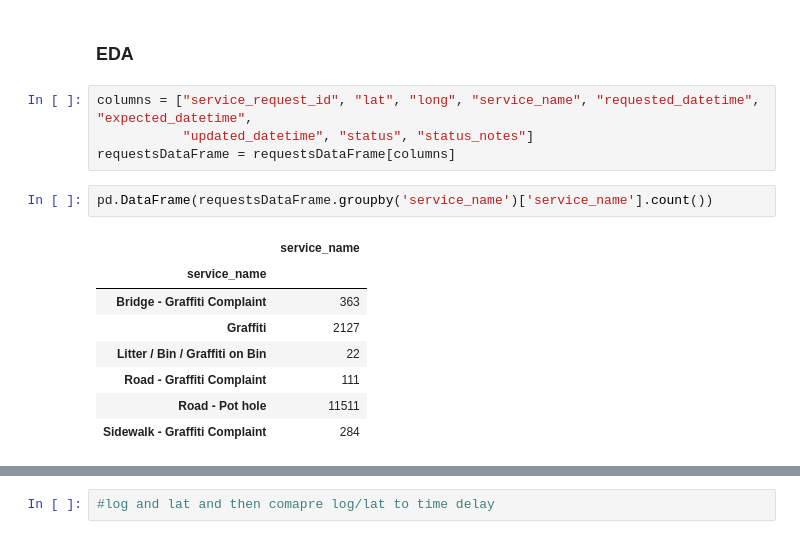
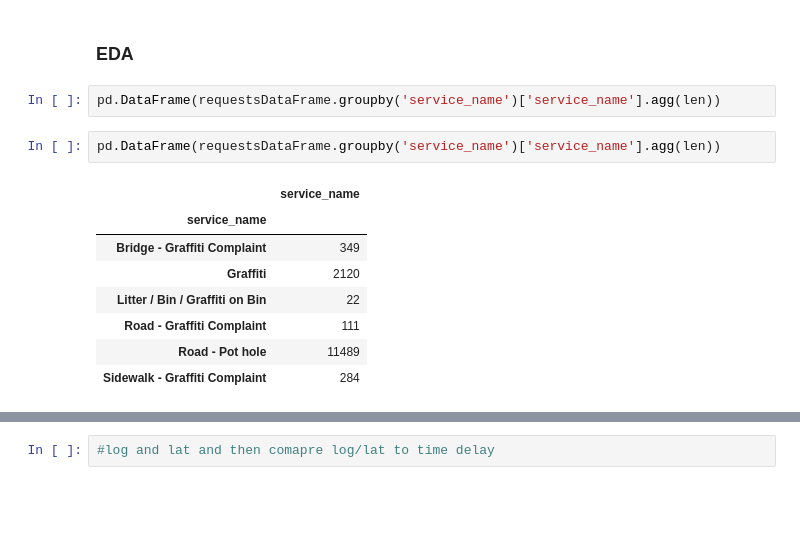
Before and after one commit to zoubinirani/311-service-request, a Jupyter notebook: draftNotebook.ipynb, the cells around one changed output, grey strips where cells are left out. Drawn from its saved outputs; the diff is of its cells as text; blank space fills up the shorter version.

```diff
--- a/draftNotebook.ipynb
+++ b/draftNotebook.ipynb
@@ -60,19 +64,17 @@ assert requestsDataFrame.shape[0] == len(requestsDataFrame['service_request_id']
 assert len(pd.to_datetime(requestsDataFrame.requested_datetime).dt.date.unique()) == 365
 # %% [markdown]
 ### EDA
-# %%
-columns = ["service_request_id", "lat", "long", "service_name", "requested_datetime", "expected_datetime",
-           "updated_datetime", "status", "status_notes"]
-requestsDataFrame = requestsDataFrame[columns]
 # %%
-pd.DataFrame(requestsDataFrame.groupby('service_name')['service_name'].count())
+pd.DataFrame(requestsDataFrame.groupby('service_name')['service_name'].agg(len))
-# %% [output]
-|  | service_name |
-| service_name |  |
-| Bridge - Graffiti Complaint | 363 |
-| Graffiti | 2127 |
-| Litter / Bin / Graffiti on Bin | 22 |
-| Road - Graffiti Complaint | 111 |
-| Road - Pot hole | 11511 |
-| Sidewalk - Graffiti Complaint | 284 |
+# %%
+pd.DataFrame(requestsDataFrame.groupby('service_name')['service_name'].agg(len))
+# %% [output]
+|  | service_name |
+| service_name |  |
+| Bridge - Graffiti Complaint | 349 |
+| Graffiti | 2120 |
+| Litter / Bin / Graffiti on Bin | 22 |
+| Road - Graffiti Complaint | 111 |
+| Road - Pot hole | 11489 |
+| Sidewalk - Graffiti Complaint | 284 |
 # %%
```
Also changed, not shown: parts of 13 cells of this notebook.
